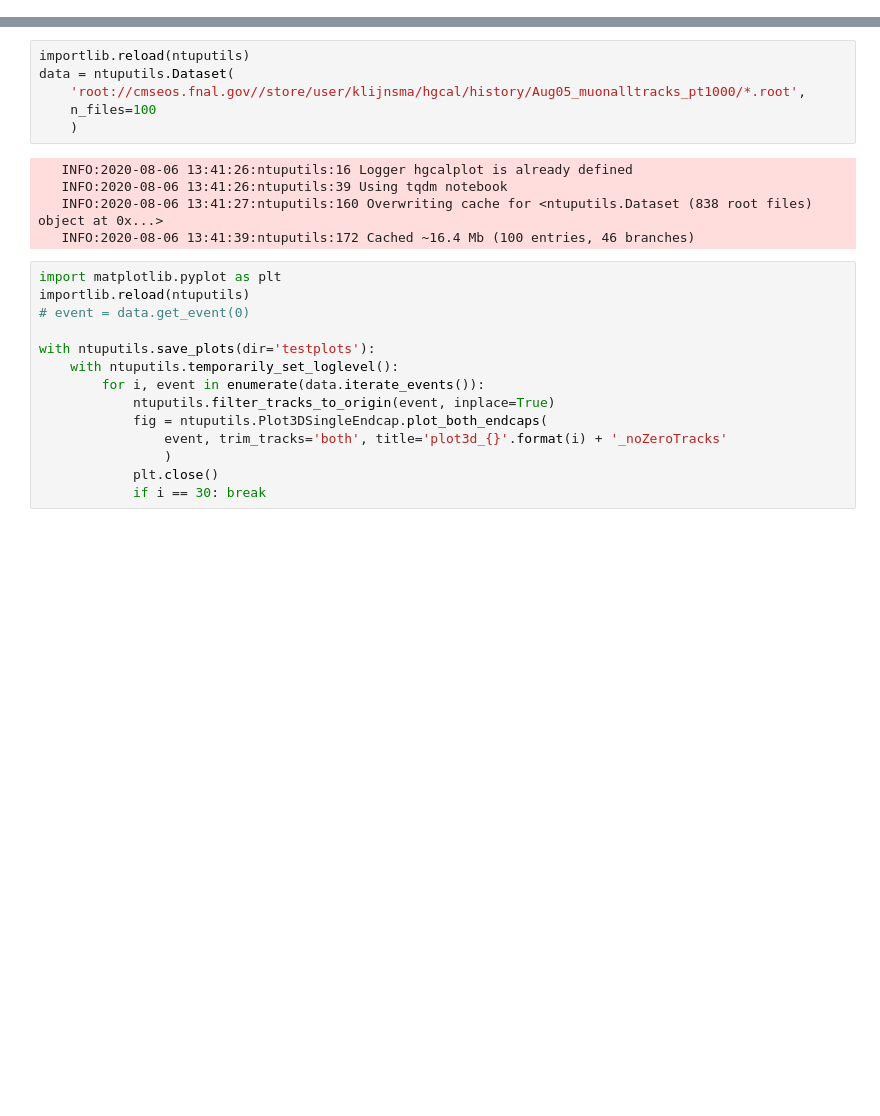
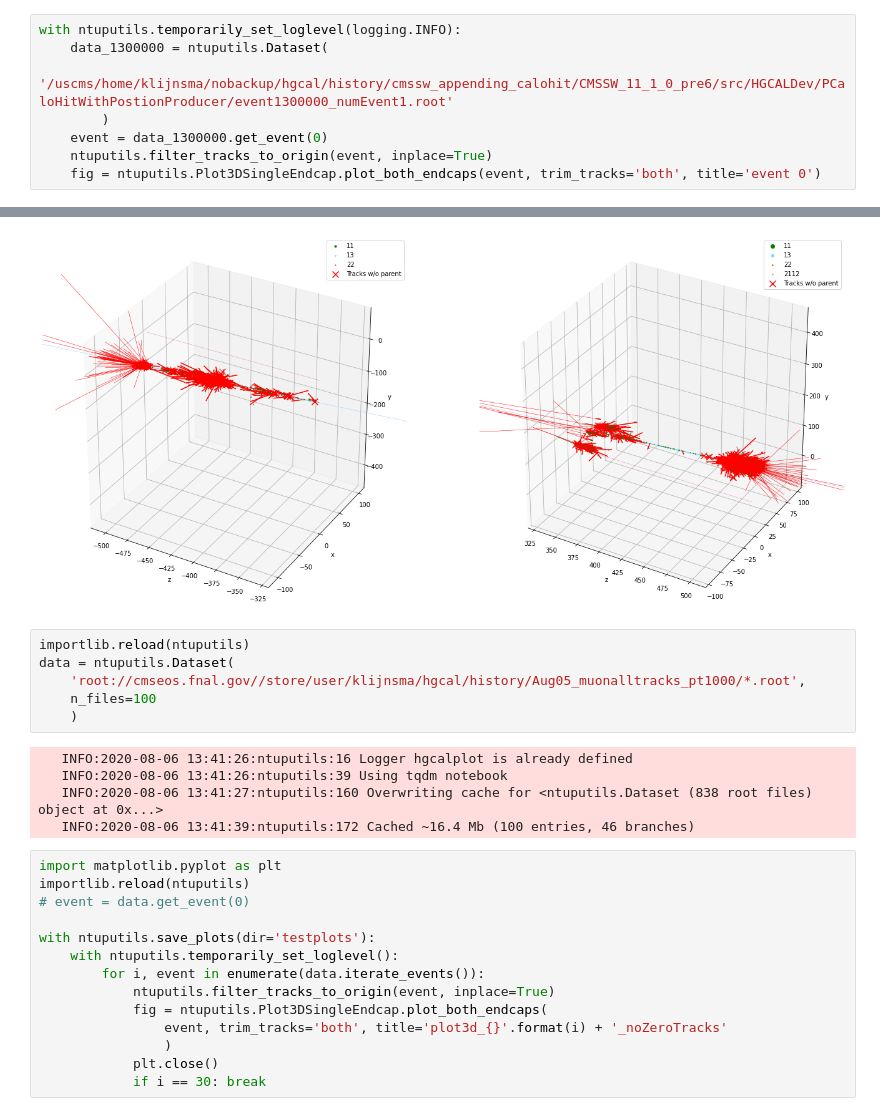
Before and after one commit to tklijnsma/hgcal-truth-interpretation, a Jupyter notebook: using_ntuputils.ipynb, the cells around one changed output, grey strips where cells are left out. Cells and saved outputs as stored; diff of their text form; blank space fills up the shorter version.

Commit message:
with a plot

```diff
--- a/using_ntuputils.ipynb
+++ b/using_ntuputils.ipynb
@@ -11 +10,10 @@ importlib.reload(ntuputils)
 <module 'ntuputils' from '/uscms_data/d3/klijnsma/hgcal/history/flatntup-interpretation/ntuputils.py'>
+# %%
+with ntuputils.temporarily_set_loglevel(logging.INFO):
+    data_1300000 = ntuputils.Dataset(
+        '/uscms/home/klijnsma/nobackup/hgcal/history/cmssw_appending_calohit/CMSSW_11_1_0_pre6/src/HGCALDev/PCaloHitWithPostionProducer/event1300000_numEvent1.root'
+        )
+    event = data_1300000.get_event(0)
+    ntuputils.filter_tracks_to_origin(event, inplace=True)
+    fig = ntuputils.Plot3DSingleEndcap.plot_both_endcaps(event, trim_tracks='both', title='event 0')
+# %% [output]
@@ -12,3 +23,4 @@ importlib.reload(ntuputils)
+[figure, added]
 # %%
 importlib.reload(ntuputils)
 data = ntuputils.Dataset(
```
Also changed, not shown: parts of 3 cells of this notebook.
